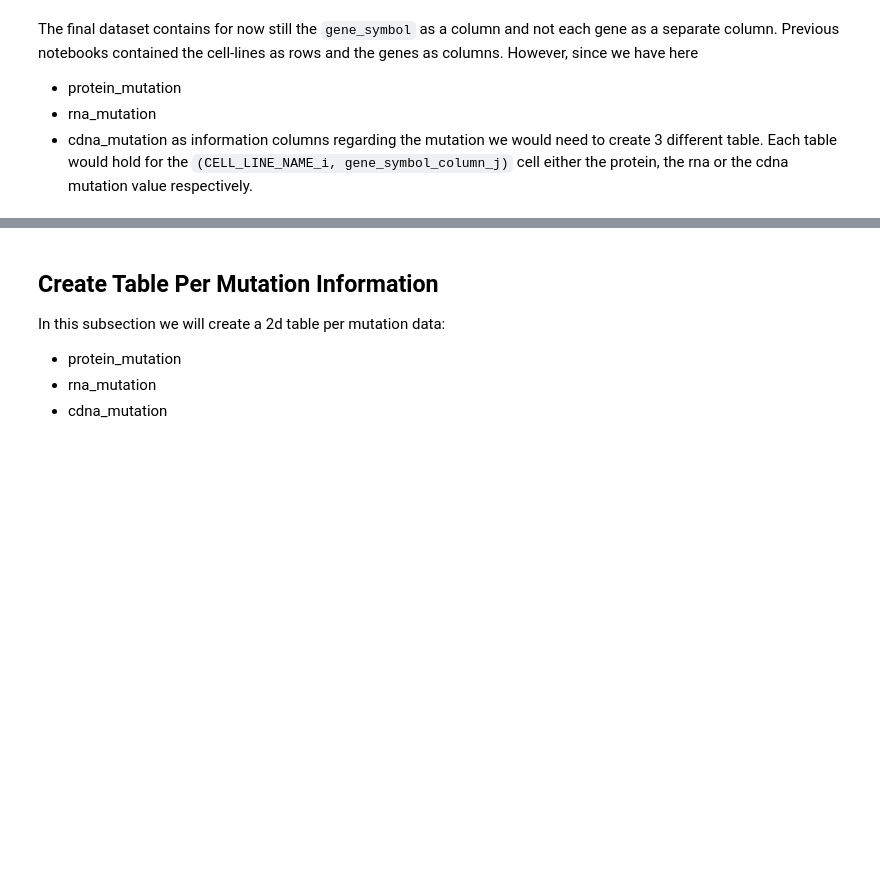
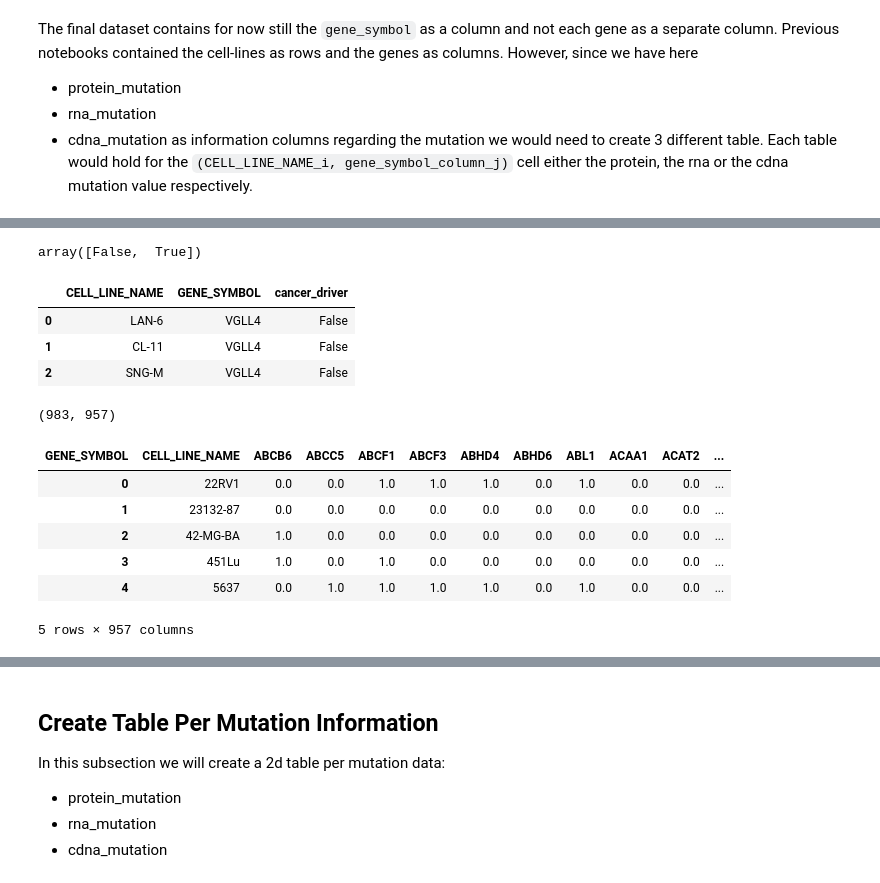
Before and after one commit to PeeteKeesel/gnn-for-drug-response-prediction, a Jupyter notebook: 04_GDSC_map_mutations.ipynb, the cells around one changed output, grey strips where cells are left out. Saved outputs shown, nothing was run; the diff lists cells and outputs as text; code cells hidden in the pictures; blank space fills up the shorter version.

Commit message:
encoded and saved mutations dataset; dimension is weird

```diff
--- a/04_GDSC_map_mutations.ipynb
+++ b/04_GDSC_map_mutations.ipynb
@@ -372,0 +383,4 @@ mutations_all_v5.to_pickle(f'{PATH_TO_SAVE_DATA_TO}joined_gdsc_mutations.pkl')
+# %%
+mutations_all_v5 = pd.read_pickle(f'{PATH_TO_SAVE_DATA_TO}joined_gdsc_mutations.pkl')
+print(mutations_all_v5.shape)
+mutations_all_v5.head(3)
@@ -372,0 +393,43 @@ mutations_all_v5.to_pickle(f'{PATH_TO_SAVE_DATA_TO}joined_gdsc_mutations.pkl')
+# %%
+np.unique(mutations_all_v5.cancer_driver)
+# %% [output]
+array([False,  True])
+# %%
+necessary_cols = ['CELL_LINE_NAME', 'gene_symbol', 'cancer_driver']
+mutations_all_v5 = mutations_all_v5[necessary_cols]
+mutations_all_v5.rename(columns={'gene_symbol': 'GENE_SYMBOL'}, inplace=True)
+mutations_all_v5.head(3)
+# %% [output]
+|  | CELL_LINE_NAME | GENE_SYMBOL | cancer_driver |
+| 0 | LAN-6 | VGLL4 | False |
+| 1 | CL-11 | VGLL4 | False |
+| 2 | SNG-M | VGLL4 | False |
+# %%
+mutations_all_v6 = pd.pivot_table(mutations_all_v5,
+                                  values='cancer_driver',
+                                  index=['CELL_LINE_NAME'], # Keys to group by on the pivot table index.
+                                  columns=['GENE_SYMBOL'], # Keys to group by on the pivot table column.
+                                  aggfunc=np.sum, #lambda x : 1 if x in [True, False] else 0 if np.isnan(x) else None,
+                                  #margins=True,
+                                  dropna=False)
+
+# Change 0.0 to 1.0 (has a mutation), and NaN to 0.0 (has no mutations data).
+# Having mutations data means that their is a row in `mutations_all_v5` for a (CELL_LINE_NAME, gene_symbol) tuple.
+mutations_all_v6[mutations_all_v6==0.0] = 1.0
+mutations_all_v6[np.isnan(mutations_all_v6)] = 0.0
+
+mutations_all_v6['CELL_LINE_NAME'] = mutations_all_v6.index
+mutations_all_v6.insert(0, 'CELL_LINE_NAME', mutations_all_v6.pop('CELL_LINE_NAME'))
+
+mutations_all_v6.reset_index(drop=True, inplace=True)
+print(mutations_all_v6.shape)
+mutations_all_v6.head(5)
+# %% [output]
+(983, 957)
+| GENE_SYMBOL | CELL_LINE_NAME | ABCB6 | ABCC5 | ABCF1 | ABCF3 | ABHD4 | ABHD6 | ABL1 | ACAA1 | ACAT2 | ... |
+| 0 | 22RV1 | 0.0 | 0.0 | 1.0 | 1.0 | 1.0 | 0.0 | 1.0 | 0.0 | 0.0 | ... |
+| 1 | 23132-87 | 0.0 | 0.0 | 0.0 | 0.0 | 0.0 | 0.0 | 0.0 | 0.0 | 0.0 | ... |
+| 2 | 42-MG-BA | 1.0 | 0.0 | 0.0 | 0.0 | 0.0 | 0.0 | 0.0 | 0.0 | 0.0 | ... |
+| 3 | 451Lu | 1.0 | 0.0 | 1.0 | 0.0 | 0.0 | 0.0 | 0.0 | 0.0 | 0.0 | ... |
+| 4 | 5637 | 0.0 | 1.0 | 1.0 | 1.0 | 1.0 | 0.0 | 1.0 | 0.0 | 0.0 | ... |
+5 rows × 957 columns
```
Also changed, not shown: parts of 6 cells of this notebook.
